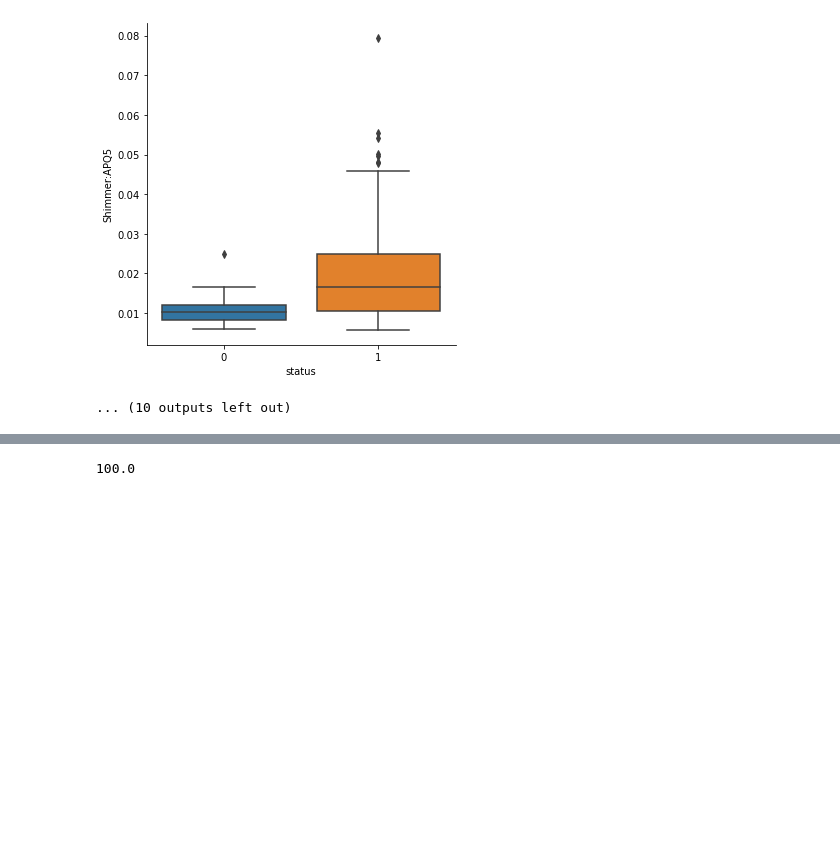
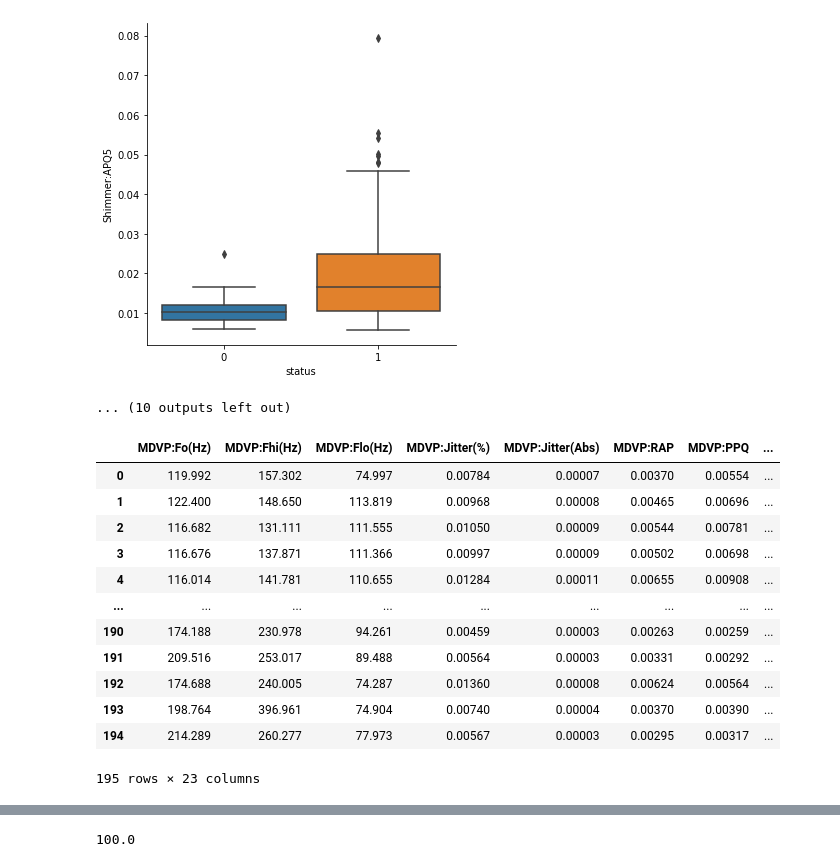
Before and after one commit to kalam714/machineLearning, a Jupyter notebook: parkinson.ipynb, the cells around one changed output, grey strips where cells are left out. Saved outputs shown, nothing was run; the diff lists cells and outputs as text; code cells hidden in the pictures; blank space fills up the shorter version.

```diff
--- a/parkinson.ipynb
+++ b/parkinson.ipynb
@@ -62,6 +62,21 @@ for i in a:
 ... (10 outputs left out)
 # %%
 b=a.drop(['name'],axis=1)
+b
+# %% [output]
+|  | MDVP:Fo(Hz) | MDVP:Fhi(Hz) | MDVP:Flo(Hz) | MDVP:Jitter(%) | MDVP:Jitter(Abs) | MDVP:RAP | MDVP:PPQ | ... |
+| 0 | 119.992 | 157.302 | 74.997 | 0.00784 | 0.00007 | 0.00370 | 0.00554 | ... |
+| 1 | 122.400 | 148.650 | 113.819 | 0.00968 | 0.00008 | 0.00465 | 0.00696 | ... |
+| 2 | 116.682 | 131.111 | 111.555 | 0.01050 | 0.00009 | 0.00544 | 0.00781 | ... |
+| 3 | 116.676 | 137.871 | 111.366 | 0.00997 | 0.00009 | 0.00502 | 0.00698 | ... |
+| 4 | 116.014 | 141.781 | 110.655 | 0.01284 | 0.00011 | 0.00655 | 0.00908 | ... |
+| ... | ... | ... | ... | ... | ... | ... | ... | ... |
+| 190 | 174.188 | 230.978 | 94.261 | 0.00459 | 0.00003 | 0.00263 | 0.00259 | ... |
+| 191 | 209.516 | 253.017 | 89.488 | 0.00564 | 0.00003 | 0.00331 | 0.00292 | ... |
+| 192 | 174.688 | 240.005 | 74.287 | 0.01360 | 0.00008 | 0.00624 | 0.00564 | ... |
+| 193 | 198.764 | 396.961 | 74.904 | 0.00740 | 0.00004 | 0.00370 | 0.00390 | ... |
+| 194 | 214.289 | 260.277 | 77.973 | 0.00567 | 0.00003 | 0.00295 | 0.00317 | ... |
+195 rows × 23 columns
 # %%
 import numpy as np
 from sklearn.preprocessing import MinMaxScaler
```
Also changed, not shown: parts of 3 cells of this notebook, 2 other files.
